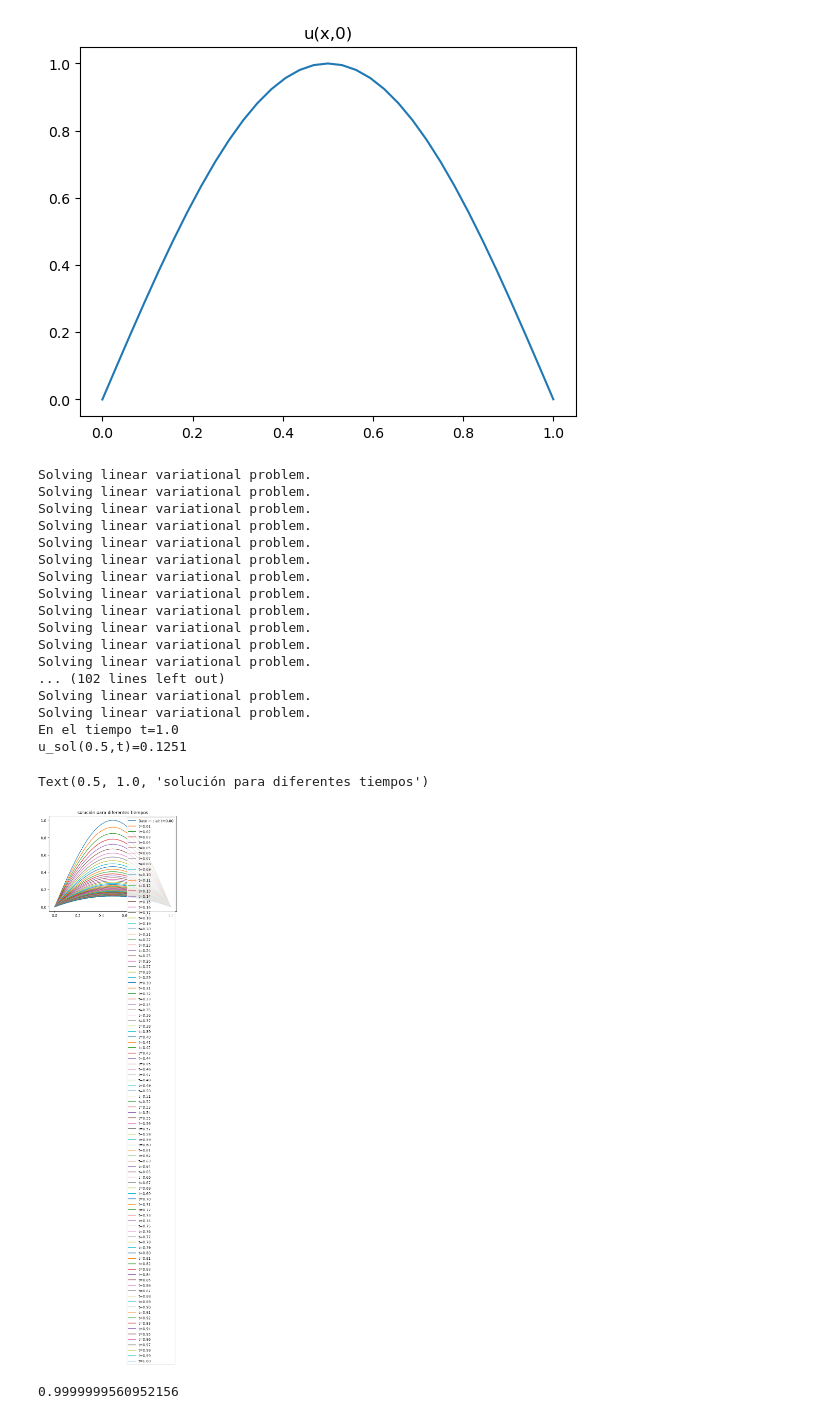
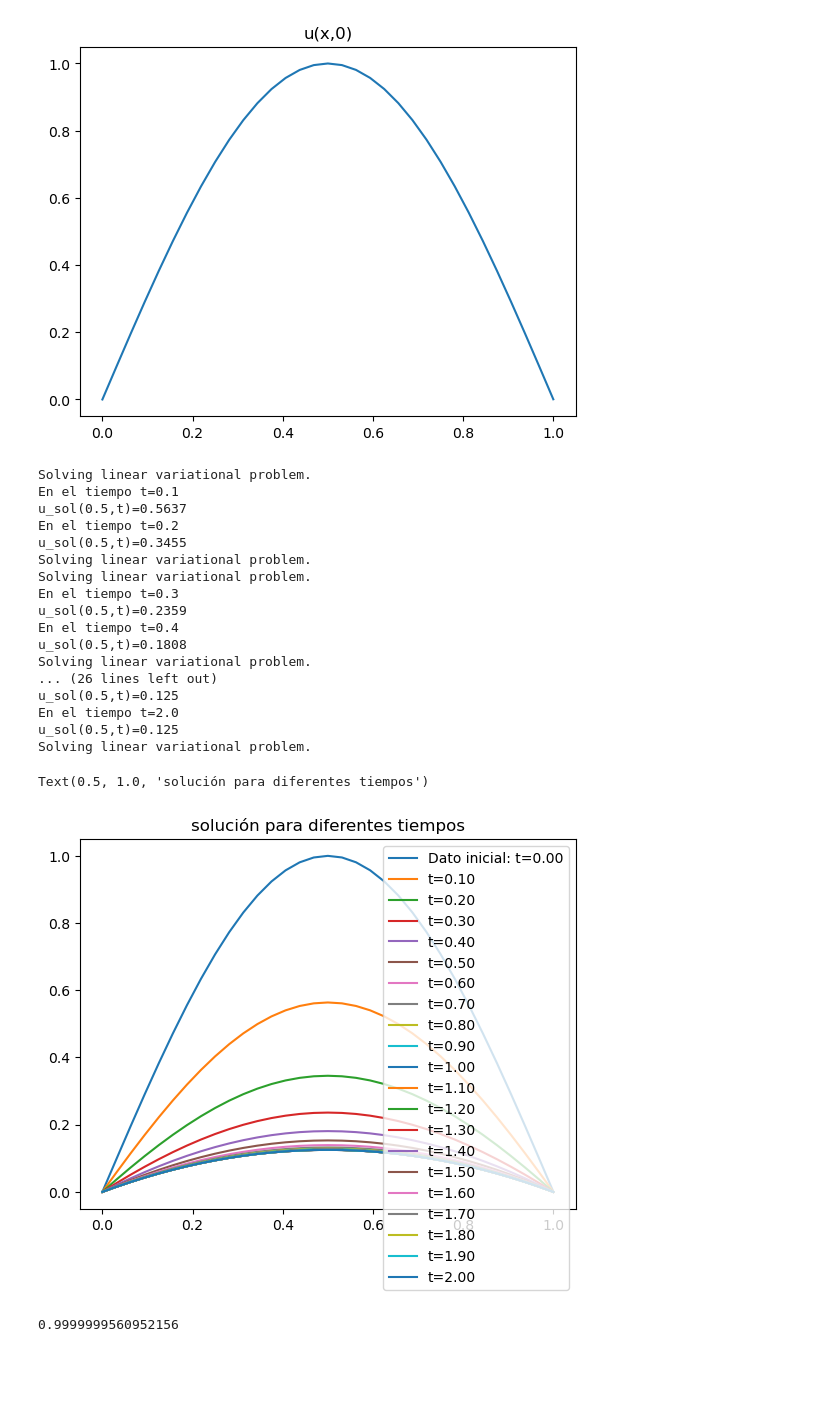
Before and after one commit to af-ayala/Numerical, a Jupyter notebook: Fenics/calor/calor_1D.ipynb, the cells around one changed output. Saved outputs shown, nothing was run; the diff lists cells and outputs as text; code cells hidden in the pictures; blank space fills up the shorter version.

```diff
--- a/Fenics/calor/calor_1D.ipynb
+++ b/Fenics/calor/calor_1D.ipynb
@@ -80,7 +80,7 @@ plt.title("u(x,0)")
 Text(0.5, 1.0, 'u(x,0)')
 [figure]
 # %%
-delta_t = 0.01
+delta_t = 0.1
 # %%
 # Decirle a Fenics la forma variacional: a(u,v) - lv(f) = 0
 # Cuando vamos a repetir iterativamente el cálculo, podemos definir una forma variacional que se repita:
@@ -101,44 +101,44 @@ rhs_ecuacion = rhs(forma_variacional)
 u_sol = Function(fspace)
 # %%
 # Ahora resolveré la forma variacional de arriba para cada iteración de tiempo
-n_pasos_tiempo = 100
+n_pasos_tiempo = 20
 tiempo = 0
 
 plot(u_n, label = "Dato inicial: " f"t={tiempo:1.2f}") # = u_o
 for i in range(n_pasos_tiempo):
     tiempo += delta_t
 
     solve(lhs_ecuacion == rhs_ecuacion, u_sol, condicion_borde)
     u_n.assign(u_sol)
 
     plot(u_sol, label = f"t={tiempo:1.2f}")
 
     if(tiempo%0.1 < 0.0001):
         print("En el tiempo t=" + str(round(tiempo,2)))
         print("u_sol(0.5,t)=" + str( round(u_sol(0.5),4) ) )
 
 plt.legend()
 plt.title("solución para diferentes tiempos")
 # %% [output]
+Solving linear variational problem.
+En el tiempo t=0.1
+u_sol(0.5,t)=0.5637
+En el tiempo t=0.2
+u_sol(0.5,t)=0.3455
 Solving linear variational problem.
 Solving linear variational problem.
+En el tiempo t=0.3
+u_sol(0.5,t)=0.2359
+En el tiempo t=0.4
+u_sol(0.5,t)=0.1808
 Solving linear variational problem.
+... (26 lines left out)
+u_sol(0.5,t)=0.125
+En el tiempo t=2.0
+u_sol(0.5,t)=0.125
 Solving linear variational problem.
-Solving linear variational problem.
-Solving linear variational problem.
-Solving linear variational problem.
-Solving linear variational problem.
-Solving linear variational problem.
-Solving linear variational problem.
-Solving linear variational problem.
-Solving linear variational problem.
-... (102 lines left out)
-Solving linear variational problem.
-Solving linear variational problem.
-En el tiempo t=1.0
-u_sol(0.5,t)=0.1251
 Text(0.5, 1.0, 'solución para diferentes tiempos')
-[figure, old version]
+[figure, new version]
 # %%
 u_o(0.5)
 # %% [output]
```
Also changed, not shown: parts of 2 cells of this notebook.
